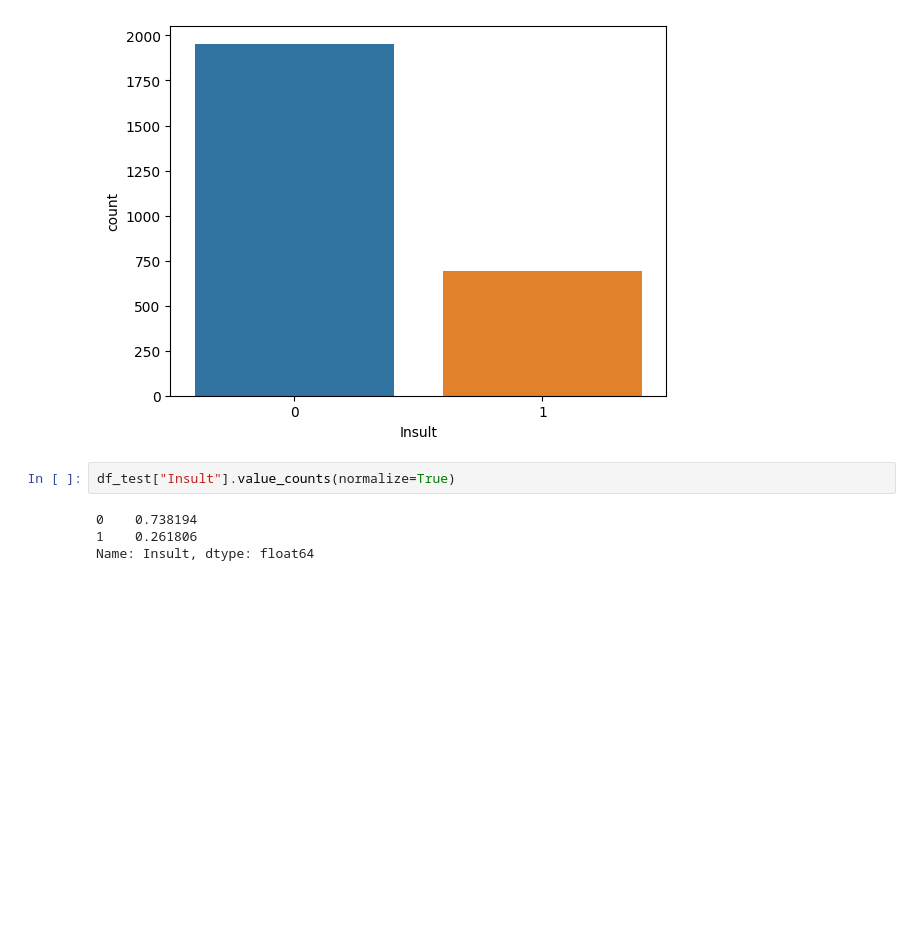
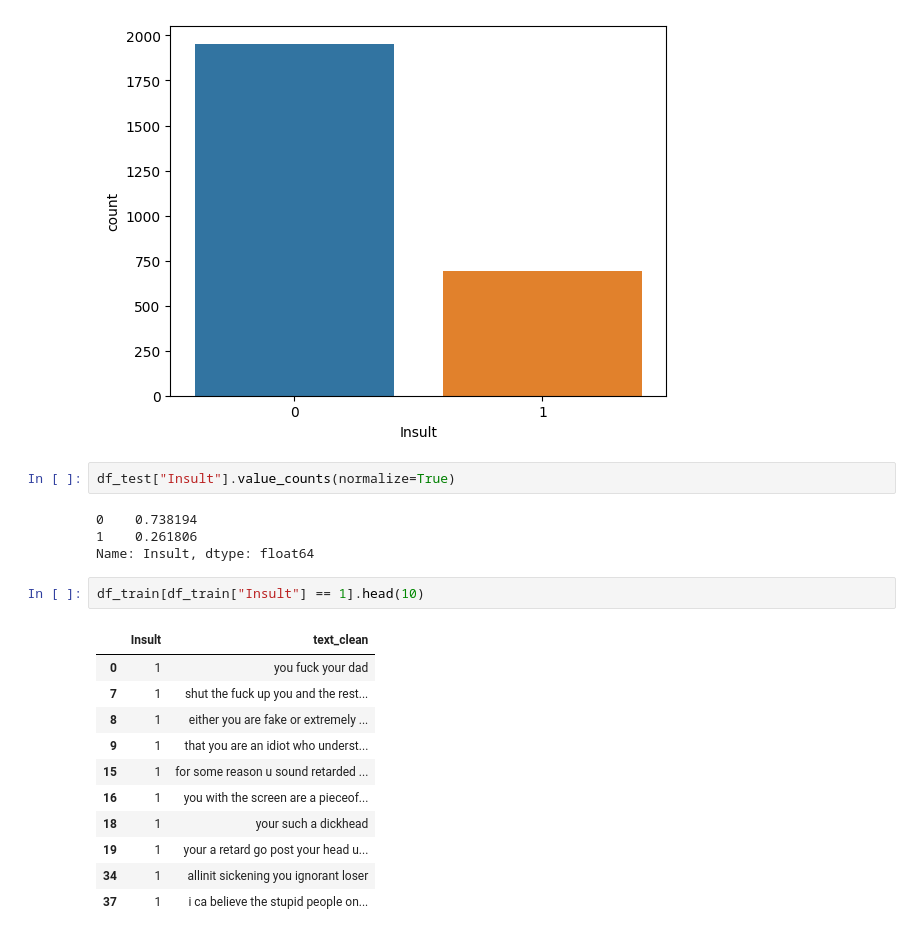
Before and after one commit to Mouni0816/OnlineInsultDetection, a Jupyter notebook: Notebooks/1_Préparation/1_Analyse.ipynb, the cells around one changed output. Saved outputs shown, nothing was run; the diff lists cells and outputs as text; blank space fills up the shorter version.

```diff
--- a/Notebooks/1_Préparation/1_Analyse.ipynb
+++ b/Notebooks/1_Préparation/1_Analyse.ipynb
@@ -193,3 +193,17 @@ df_test["Insult"].value_counts(normalize=True)
 0    0.738194
 1    0.261806
 Name: Insult, dtype: float64
+# %%
+df_train[df_train["Insult"] == 1].head(10)
+# %% [output]
+|  | Insult | text_clean |
+| 0 | 1 | you fuck your dad |
+| 7 | 1 | shut the fuck up you and the rest... |
+| 8 | 1 | either you are fake or extremely ... |
+| 9 | 1 | that you are an idiot who underst... |
+| 15 | 1 | for some reason u sound retarded ... |
+| 16 | 1 | you with the screen are a pieceof... |
+| 18 | 1 | your such a dickhead |
+| 19 | 1 | your a retard go post your head u... |
+| 34 | 1 | allinit sickening you ignorant loser |
+| 37 | 1 | i ca believe the stupid people on... |
```
Also changed, not shown: parts of 6 cells of this notebook, 3 other files.
